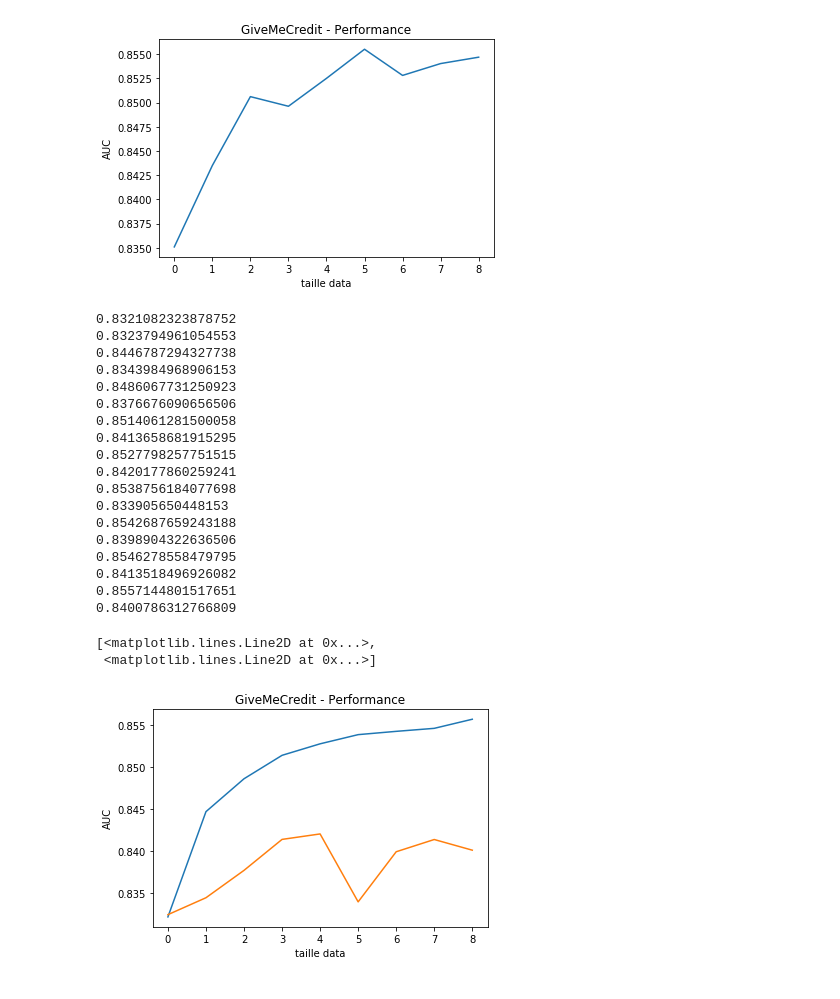
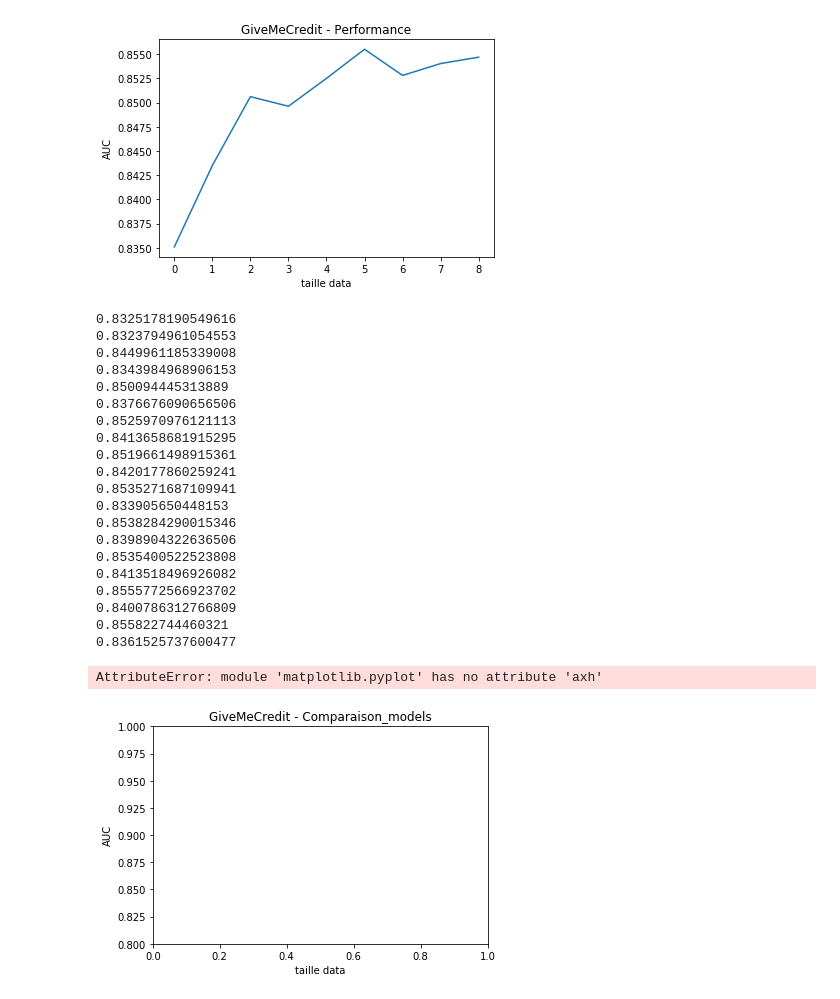
Before and after one commit to Simplon-IA-Bdx-1/give-me-some-credit-JuLagoutte, a Jupyter notebook: GiveMeCredit_LearningCurves.ipynb, the cells around one changed output. Drawn from its saved outputs; the diff is of its cells as text; code cells hidden in the pictures.

```diff
--- a/GiveMeCredit_LearningCurves.ipynb
+++ b/GiveMeCredit_LearningCurves.ipynb
@@ -81,11 +149,6 @@ plt.plot(table)
 [figure]
 # %%
 def comparaison_models(split_rate):
-    from bigml.api import BigML
-    from pandas import read_csv
-    from sklearn.metrics import roc_auc_score
-    import json
-
     train_split_set = api.create_dataset(train_dataset,{"name": "train_split_set", "sample_rate": split_rate, "seed": "my seed"})
     api.ok(train_split_set)
 
@@ -93,9 +156,9 @@ def comparaison_models(split_rate):
     api.ok(ensemble)
 
     batch_prediction_val_set_split_ensemble = api.create_batch_prediction(ensemble, validation_dataset,{"header": True,
-                                                                                                            "all_fields": True,
-                                                                                                            "prediction_name": "my_prediction",
-                                                                                                            "probabilities": True})
+                                                                                                        "all_fields": True,
+                                                                                                        "prediction_name": "my_prediction",
+                                                                                                        "probabilities": True})
     api.ok(batch_prediction_val_set_split_ensemble)
 
     api.download_batch_prediction(batch_prediction_val_set_split_ensemble,filename='BatchPrediction/Val_set_pred_split_ensemble.csv')
@@ -112,52 +175,53 @@ def comparaison_models(split_rate):
     api.ok(deepnet)
 
     batch_prediction_val_set_split_deepnet = api.create_batch_prediction(deepnet, validation_dataset,{"header": True,
-                                                                                                            "all_fields": True,
-                                                                                                            "prediction_name": "my_prediction",
-                                                                                                            "probabilities": True})
+                                                                                                      "all_fields": True,
+                                                                                                      "prediction_name": "my_prediction",
+                                                                                                      "probabilities": True})
     api.ok(batch_prediction_val_set_split_deepnet)
 
     api.download_batch_prediction(batch_prediction_val_set_split_deepnet,filename='BatchPrediction/Val_set_pred_split_deepnet.csv')
 
     pred_split_deepnet = read_csv('BatchPrediction/Val_set_pred_split_deepnet.csv', index_col = 0)
 
     actual_d = pred_split_deepnet['SeriousDlqin2yrs']
     scores_d = pred_split_deepnet['1 probability']
     auc_deepnet = np.float64(roc_auc_score(actual_d, scores_d))
     print (auc_deepnet)
 
     return np.float64(auc_ensemble), np.float64(auc_deepnet)
 
 
-import matplotlib.pyplot as plt
-import numpy as np
+table = [comparaison_models(n/10) for n in range(1,11)]
 
-table = [comparaison_models(n/10) for n in range(1,10)]
 plt.xlabel("taille data")
 plt.ylabel("AUC")
 plt.title("GiveMeCredit - Comparaison_models")
+plt.ylim(0.8,1)
+plt.axhline(y=0.87)
 plt.plot(table)
 # %% [output]
-0.8321082323878752
+0.8325178190549616
 0.8323794961054553
-0.8446787294327738
+0.8449961185339008
 0.8343984968906153
-0.8486067731250923
+0.850094445313889
 0.8376676090656506
-0.8514061281500058
+0.8525970976121113
 0.8413658681915295
-0.8527798257751515
+0.8519661498915361
 0.8420177860259241
-0.8538756184077698
+0.8535271687109941
 0.833905650448153
-0.8542687659243188
+0.8538284290015346
 0.8398904322636506
-0.8546278558479795
+0.8535400522523808
 0.8413518496926082
-0.8557144801517651
+0.8555772566923702
 0.8400786312766809
+0.855822744460321
+0.8361525737600477
-[<matplotlib.lines.Line2D at 0x...>,
- <matplotlib.lines.Line2D at 0x...>]
+AttributeError: module 'matplotlib.pyplot' has no attribute 'axh'
-[figure, old version]
+[figure, new version]
 # %%
 def train_vs_validation(split_rate):
```
Also changed, not shown: parts of 10 cells of this notebook, 2 other files.
